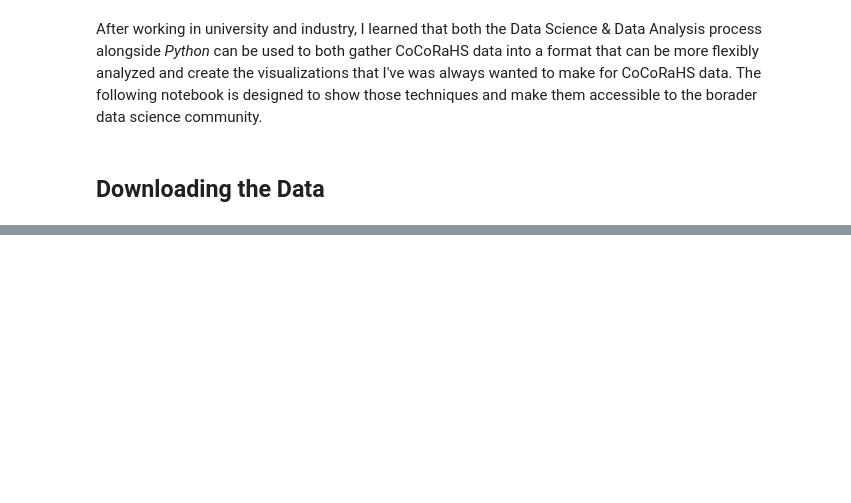
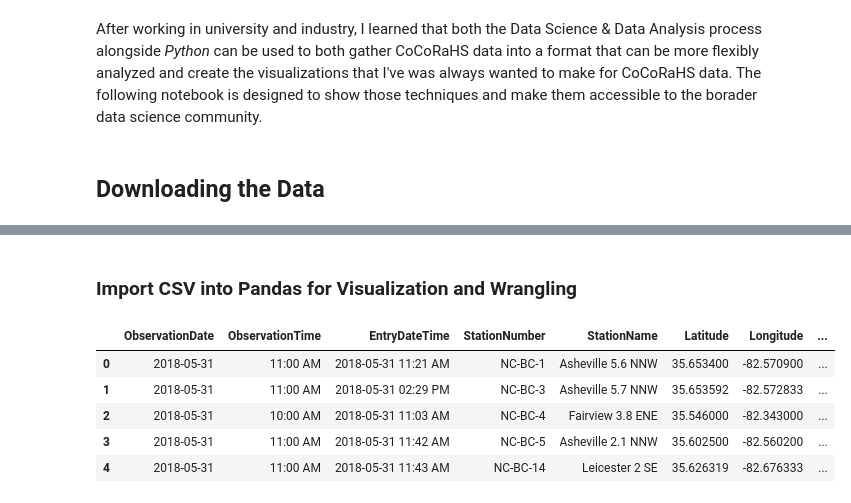
Before and after one commit to synflyn28/cocorahs_project, a Jupyter notebook: rainfall_cocorahs.ipynb, the cells around one changed output, grey strips where cells are left out. Drawn from its saved outputs; the diff is of its cells as text; code cells hidden in the pictures; blank space fills up the shorter version.

Commit message:
Added download code for CoCoRaHS data and made basic exploratory visualization

```diff
--- a/rainfall_cocorahs.ipynb
+++ b/rainfall_cocorahs.ipynb
@@ -12,0 +15,15 @@ After working in university and industry, I learned that both the Data Science &
+# %% [markdown]
+### Import CSV into Pandas for Visualization and Wrangling
+# %%
+import pandas as pd
+csv_url = "http://data.cocorahs.org/export/exportreports.aspx?ReportType=Daily&dtf=1&Format=CSV&State=NC&County=BC&ReportDateType=reportdate&StartDate=5/1/2018&EndDate=5/31/2018&TimesInGMT=True"
+daily_data = pd.read_csv(csv_url)
+# %%
+daily_data.head()
+# %% [output]
+|  | ObservationDate | ObservationTime | EntryDateTime | StationNumber | StationName | Latitude | Longitude | ... |
+| 0 | 2018-05-31 | 11:00 AM | 2018-05-31 11:21 AM | NC-BC-1 | Asheville 5.6 NNW | 35.653400 | -82.570900 | ... |
+| 1 | 2018-05-31 | 11:00 AM | 2018-05-31 02:29 PM | NC-BC-3 | Asheville 5.7 NNW | 35.653592 | -82.572833 | ... |
+| 2 | 2018-05-31 | 10:00 AM | 2018-05-31 11:03 AM | NC-BC-4 | Fairview 3.8 ENE | 35.546000 | -82.343000 | ... |
+| 3 | 2018-05-31 | 11:00 AM | 2018-05-31 11:42 AM | NC-BC-5 | Asheville 2.1 NNW | 35.602500 | -82.560200 | ... |
+| 4 | 2018-05-31 | 11:00 AM | 2018-05-31 11:43 AM | NC-BC-14 | Leicester 2 SE | 35.626319 | -82.676333 | ... |
```
Also changed, not shown: parts of 4 cells of this notebook.
